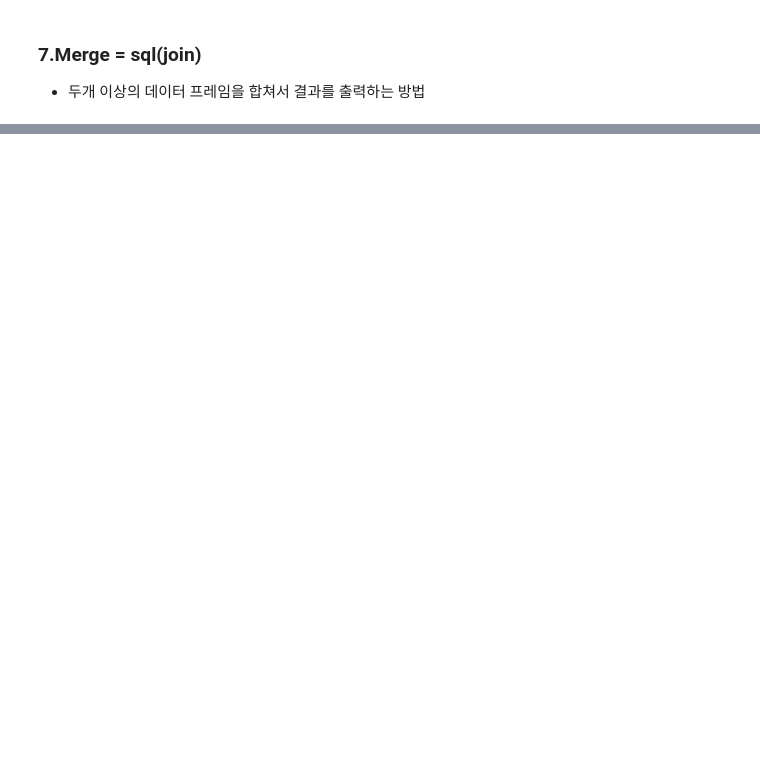
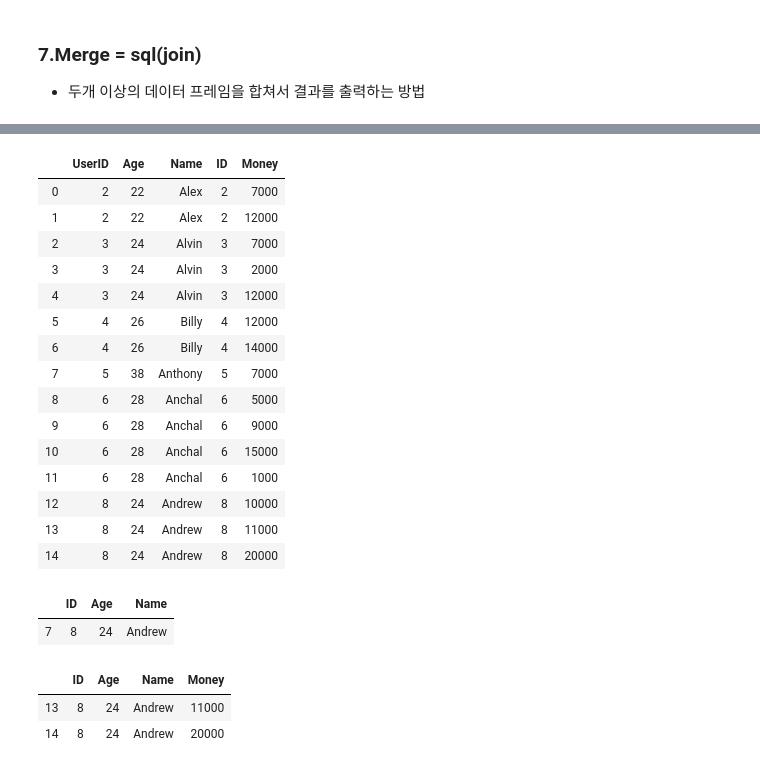
Before and after one commit to wjstkdgns93/study_data, a Jupyter notebook: study_ipython/code/02numpy/02.pandes.ipynb, the cells around one changed output, grey strips where cells are left out. Cells and saved outputs as stored; diff of their text form; code cells hidden in the pictures; blank space fills up the shorter version.

```diff
--- a/study_ipython/code/02numpy/02.pandes.ipynb
+++ b/study_ipython/code/02numpy/02.pandes.ipynb
@@ -423,0 +456,18 @@ df.describe()
+# %%
+datas = {}
+datas["UserID"] = list(range(1,9))
+datas["Age"] = [makedata.get_age() for _ in range(8)] # _ : 사용하지 않는 변수
+names = []
+while True:
+
+    name = makedata.get_name()
+    if name not in names:
+        names.append(name)
+
+    if len(names) >= 8:
+        break;
+
+datas["Name"] = names
+
+user_df = pd.DataFrame(datas)
+user_df
@@ -423,0 +490,12 @@ df.describe()
+# %%
+money_df = pd.DataFrame(columns=["ID","Money"])
+
+for _ in range(15):
+    money_df.loc[len(money_df)] = {
+        "ID" : np.random.randint(1,9),
+        "Money" : np.random.randint (1,21) *1000,
+    }
+
+ids = money_df["ID"].unique()
+ids.sort()
+ids
@@ -426,0 +538,32 @@ df.describe()
+# %%
+user_df.merge(money_df,left_on="UserID",right_on="ID")
+# %% [output]
+|  | UserID | Age | Name | ID | Money |
+| 0 | 2 | 22 | Alex | 2 | 7000 |
+| 1 | 2 | 22 | Alex | 2 | 12000 |
+| 2 | 3 | 24 | Alvin | 3 | 7000 |
+| 3 | 3 | 24 | Alvin | 3 | 2000 |
+| 4 | 3 | 24 | Alvin | 3 | 12000 |
+| 5 | 4 | 26 | Billy | 4 | 12000 |
+| 6 | 4 | 26 | Billy | 4 | 14000 |
+| 7 | 5 | 38 | Anthony | 5 | 7000 |
+| 8 | 6 | 28 | Anchal | 6 | 5000 |
+| 9 | 6 | 28 | Anchal | 6 | 9000 |
+| 10 | 6 | 28 | Anchal | 6 | 15000 |
+| 11 | 6 | 28 | Anchal | 6 | 1000 |
+| 12 | 8 | 24 | Andrew | 8 | 10000 |
+| 13 | 8 | 24 | Andrew | 8 | 11000 |
+| 14 | 8 | 24 | Andrew | 8 | 20000 |
+# %%
+# 컬럼명 변경
+user_df.rename(columns={"UserID":"ID"},inplace=True)
+user_df.tail(1)
+# %% [output]
+|  | ID | Age | Name |
+| 7 | 8 | 24 | Andrew |
+# %%
+user_df.merge(money_df).tail(2)
+# %% [output]
+|  | ID | Age | Name | Money |
+| 13 | 8 | 24 | Andrew | 11000 |
+| 14 | 8 | 24 | Andrew | 20000 |
```
Also changed, not shown: parts of 34 cells of this notebook, 3 other files.
